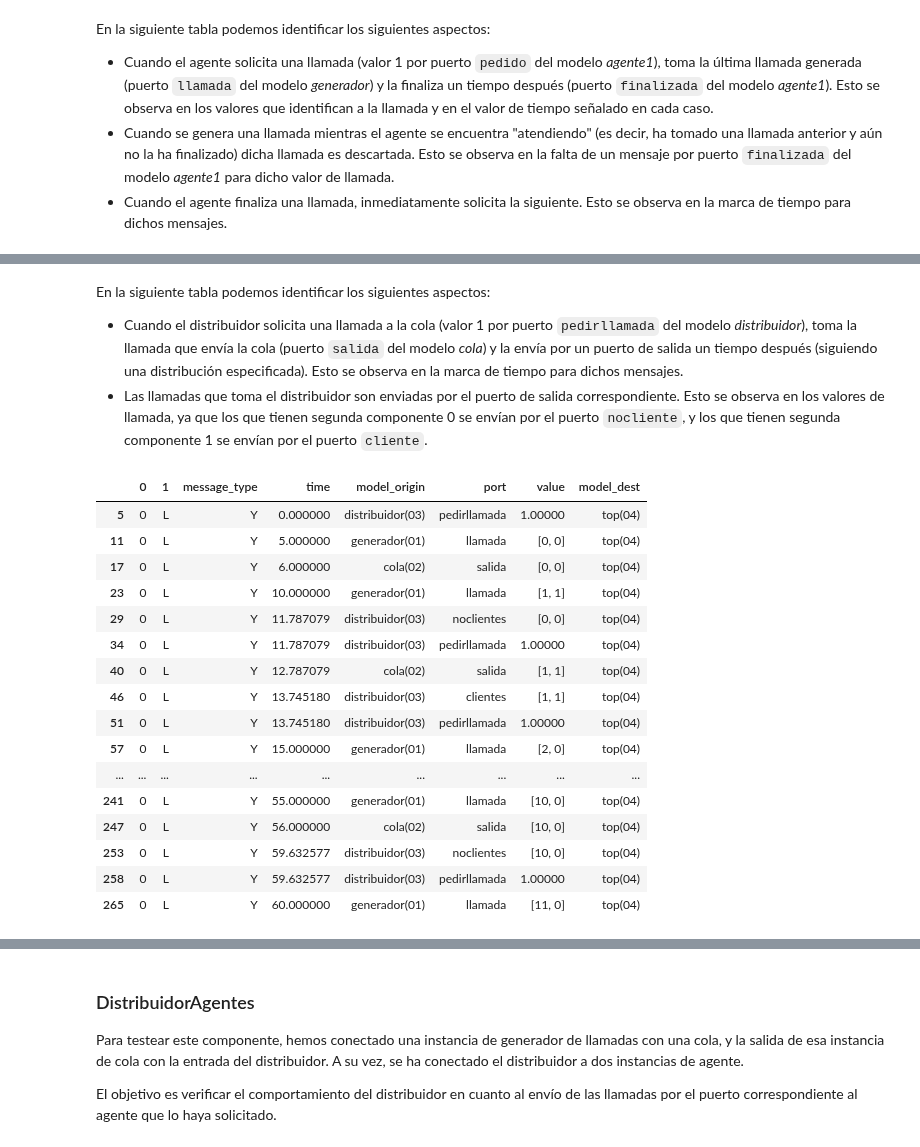
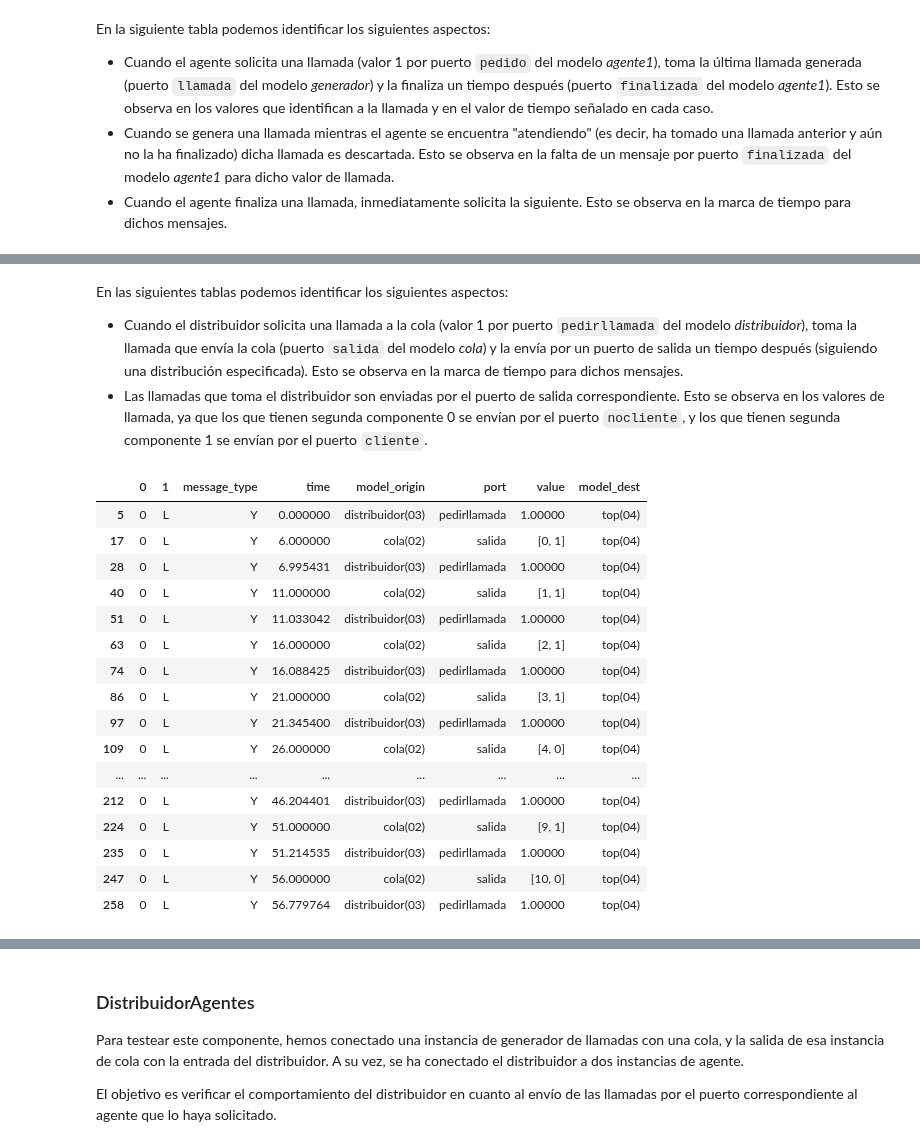
Before and after one commit to giselabelen/SED2021, a Jupyter notebook: TP1_modeloConceptual_G4.ipynb, the cells around one changed output, grey strips where cells are left out. Drawn from its saved outputs; the diff is of its cells as text; code cells hidden in the pictures.

````diff
--- a/TP1_modeloConceptual_G4.ipynb
+++ b/TP1_modeloConceptual_G4.ipynb
@@ -1017,5 +1014,5 @@ At 00:01:00:000:0.5769423
 # %% [markdown]
-En la siguiente tabla podemos identificar los siguientes aspectos:
+En las siguientes tablas podemos identificar los siguientes aspectos:
 
 * Cuando el distribuidor solicita una llamada a la cola (valor 1 por puerto ```pedirllamada``` del modelo *distribuidor*), toma la llamada que envía la cola (puerto ```salida``` del modelo *cola*) y la envía por un puerto de salida un tiempo después (siguiendo una distribución especificada). Esto se observa en la marca de tiempo para dichos mensajes.
 * Las llamadas que toma el distribuidor son enviadas por el puerto de salida correspondiente. Esto se observa en los valores de llamada, ya que los que tienen segunda componente 0 se envían por el puerto ```nocliente```, y los que tienen segunda componente 1 se envían por el puerto ```cliente```.
@@ -1033,46 +1030,47 @@ with open(LOG_FILENAME, 'r') as main_log_file:
     for line in main_log_file:
         name, path = line.strip().split(' : ')
         log_file_per_component[name] = (path if os.path.isabs(path) else
                                         log_dir + '/' + path.split('/')[-1])
 
 df_converters = {
     # VALUE_COL: parse_value,
     TIME_COL: time_to_secs
 }
 
 for logname, filename in log_file_per_component.items():
     parsed_logs[logname] = pd.read_csv(filename,
                                        delimiter=r' /\s+',
                                        engine='python',  # C engine doesnt work for regex
                                        converters=df_converters,
                                        names=[0, 1,  # Not sure what first two cols are
                                               MESSAGE_TYPE_COL,
                                               TIME_COL,
                                               MODEL_ORIGIN_COL,
                                               PORT_COL,
                                               VALUE_COL,
                                               MODEL_DEST_COL]
                                       )
 # veamos cómo luce el dataframe con los datos de salida
 #parsed_logs
 
 df_top = parsed_logs["top"]
-df_top.loc[df_top[MESSAGE_TYPE_COL] == "Y"]
+pedidosYSalidas = ["pedirllamada","salida"]
+df_top.loc[(df_top[MESSAGE_TYPE_COL] == "Y") & (df_top[PORT_COL].isin(pedidosYSalidas))]
 # %% [output]
 |  | 0 | 1 | message_type | time | model_origin | port | value | model_dest |
 | 5 | 0 | L | Y | 0.000000 | distribuidor(03) | pedirllamada | 1.00000 | top(04) |
-| 11 | 0 | L | Y | 5.000000 | generador(01) | llamada | [0, 0] | top(04) |
-| 17 | 0 | L | Y | 6.000000 | cola(02) | salida | [0, 0] | top(04) |
-| 23 | 0 | L | Y | 10.000000 | generador(01) | llamada | [1, 1] | top(04) |
-| 29 | 0 | L | Y | 11.787079 | distribuidor(03) | noclientes | [0, 0] | top(04) |
-| 34 | 0 | L | Y | 11.787079 | distribuidor(03) | pedirllamada | 1.00000 | top(04) |
-| 40 | 0 | L | Y | 12.787079 | cola(02) | salida | [1, 1] | top(04) |
-| 46 | 0 | L | Y | 13.745180 | distribuidor(03) | clientes | [1, 1] | top(04) |
-| 51 | 0 | L | Y | 13.745180 | distribuidor(03) | pedirllamada | 1.00000 | top(04) |
-| 57 | 0 | L | Y | 15.000000 | generador(01) | llamada | [2, 0] | top(04) |
+| 17 | 0 | L | Y | 6.000000 | cola(02) | salida | [0, 1] | top(04) |
+| 28 | 0 | L | Y | 6.995431 | distribuidor(03) | pedirllamada | 1.00000 | top(04) |
+| 40 | 0 | L | Y | 11.000000 | cola(02) | salida | [1, 1] | top(04) |
+| 51 | 0 | L | Y | 11.033042 | distribuidor(03) | pedirllamada | 1.00000 | top(04) |
+| 63 | 0 | L | Y | 16.000000 | cola(02) | salida | [2, 1] | top(04) |
+| 74 | 0 | L | Y | 16.088425 | distribuidor(03) | pedirllamada | 1.00000 | top(04) |
+| 86 | 0 | L | Y | 21.000000 | cola(02) | salida | [3, 1] | top(04) |
+| 97 | 0 | L | Y | 21.345400 | distribuidor(03) | pedirllamada | 1.00000 | top(04) |
+| 109 | 0 | L | Y | 26.000000 | cola(02) | salida | [4, 0] | top(04) |
 | ... | ... | ... | ... | ... | ... | ... | ... | ... |
-| 241 | 0 | L | Y | 55.000000 | generador(01) | llamada | [10, 0] | top(04) |
+| 212 | 0 | L | Y | 46.204401 | distribuidor(03) | pedirllamada | 1.00000 | top(04) |
+| 224 | 0 | L | Y | 51.000000 | cola(02) | salida | [9, 1] | top(04) |
+| 235 | 0 | L | Y | 51.214535 | distribuidor(03) | pedirllamada | 1.00000 | top(04) |
 | 247 | 0 | L | Y | 56.000000 | cola(02) | salida | [10, 0] | top(04) |
-| 253 | 0 | L | Y | 59.632577 | distribuidor(03) | noclientes | [10, 0] | top(04) |
-| 258 | 0 | L | Y | 59.632577 | distribuidor(03) | pedirllamada | 1.00000 | top(04) |
-| 265 | 0 | L | Y | 60.000000 | generador(01) | llamada | [11, 0] | top(04) |
+| 258 | 0 | L | Y | 56.779764 | distribuidor(03) | pedirllamada | 1.00000 | top(04) |
````
Also changed, not shown: parts of 53 cells of this notebook.
